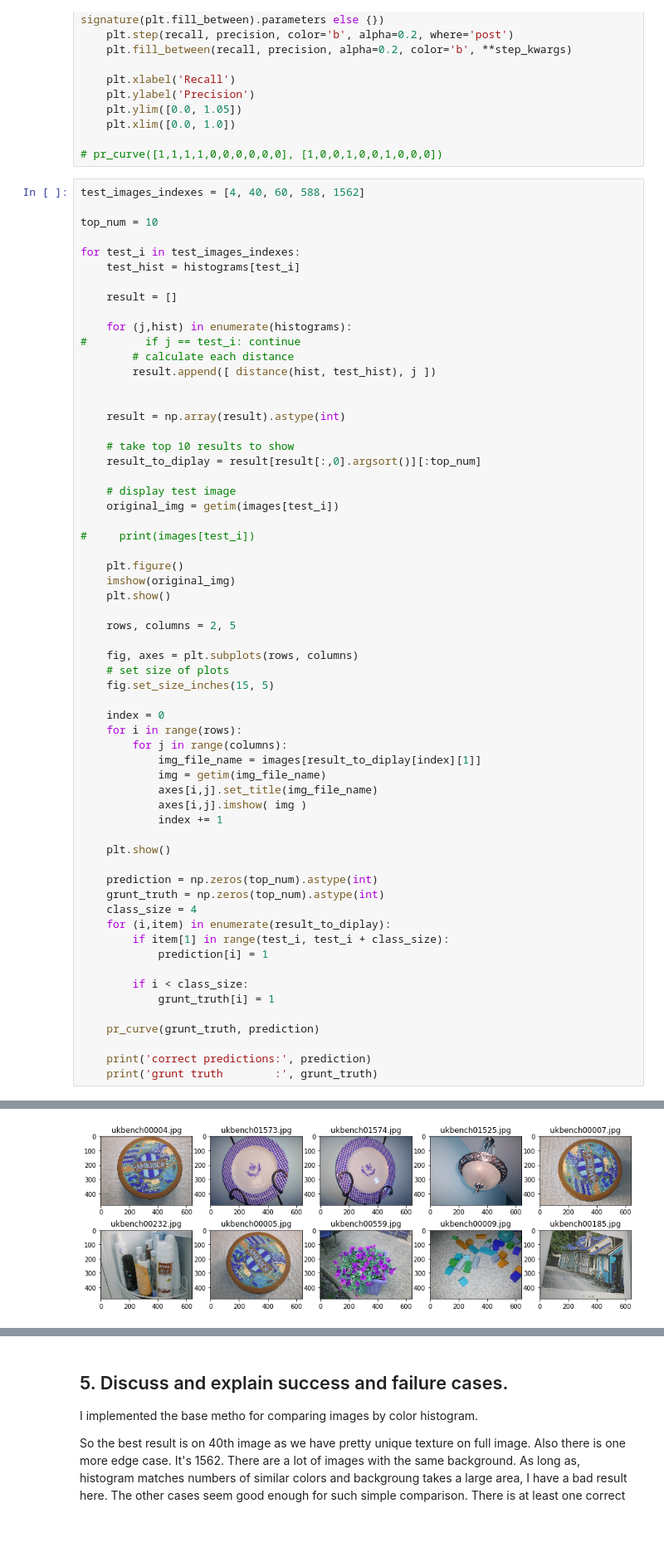
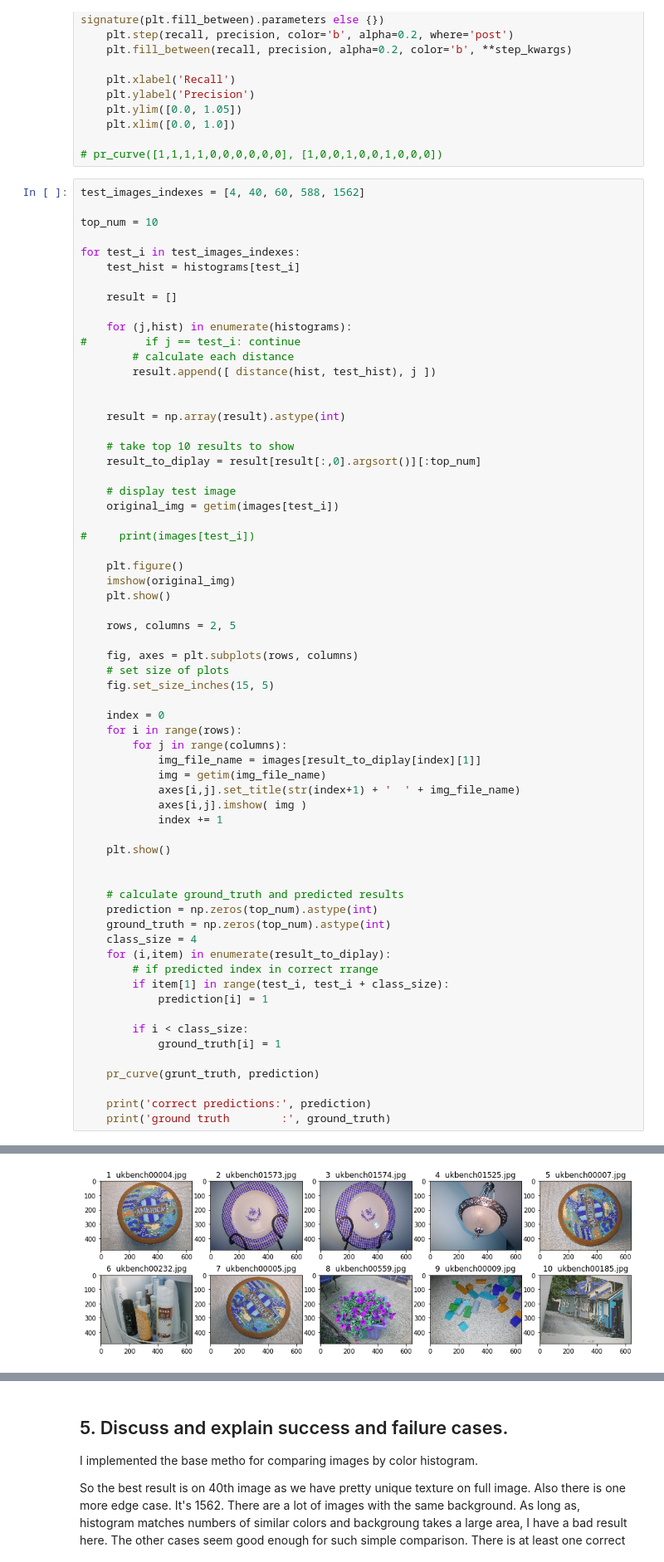
Before and after one commit to s-e-r-g-y/computer-vision-assignment-3, a Jupyter notebook: Task 3 Content-Based Image Retrieval/Task 3. Content-Based Image Retrieva.ipynb, the cells around one changed output, grey strips where cells are left out. Shown at 83% size. Cells and saved outputs as stored; diff of their text form; blank space fills up the shorter version.

```diff
--- a/Task 3 Content-Based Image Retrieval/Task 3. Content-Based Image Retrieva.ipynb
+++ b/Task 3 Content-Based Image Retrieval/Task 3. Content-Based Image Retrieva.ipynb
@@ -132,36 +132,39 @@ for test_i in test_images_indexes:
 
     rows, columns = 2, 5
 
     fig, axes = plt.subplots(rows, columns)
     # set size of plots
     fig.set_size_inches(15, 5)
 
     index = 0
     for i in range(rows):
         for j in range(columns):
             img_file_name = images[result_to_diplay[index][1]]
             img = getim(img_file_name)
-            axes[i,j].set_title(img_file_name)
+            axes[i,j].set_title(str(index+1) + '  ' + img_file_name)
             axes[i,j].imshow( img )
             index += 1
 
     plt.show()
 
+
+    # calculate ground_truth and predicted results
     prediction = np.zeros(top_num).astype(int)
-    grunt_truth = np.zeros(top_num).astype(int)
+    ground_truth = np.zeros(top_num).astype(int)
     class_size = 4
     for (i,item) in enumerate(result_to_diplay):
+        # if predicted index in correct rrange
         if item[1] in range(test_i, test_i + class_size):
             prediction[i] = 1
 
         if i < class_size:
-            grunt_truth[i] = 1
+            ground_truth[i] = 1
 
     pr_curve(grunt_truth, prediction)
 
     print('correct predictions:', prediction)
-    print('grunt truth        :', grunt_truth)
+    print('ground truth        :', ground_truth)
 # %% [output]
 [figure]
-[figure, old version]
+[figure, new version]
 correct predictions: [1 0 0 0 1 0 1 0 0 0]
```
Also changed, not shown: parts of 2 cells of this notebook.
